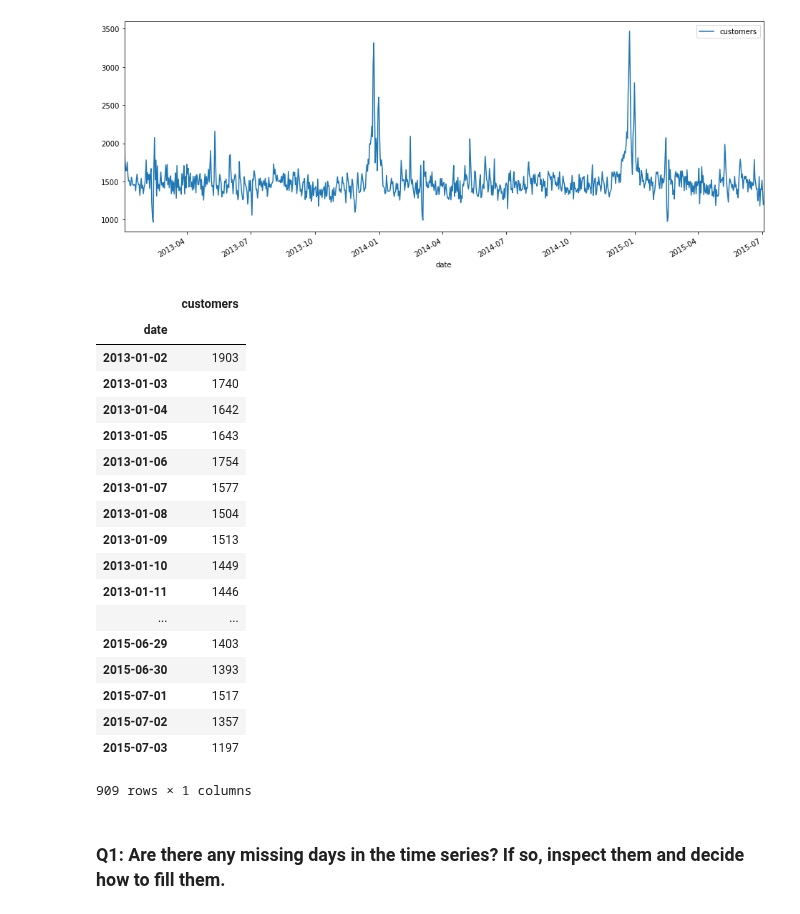
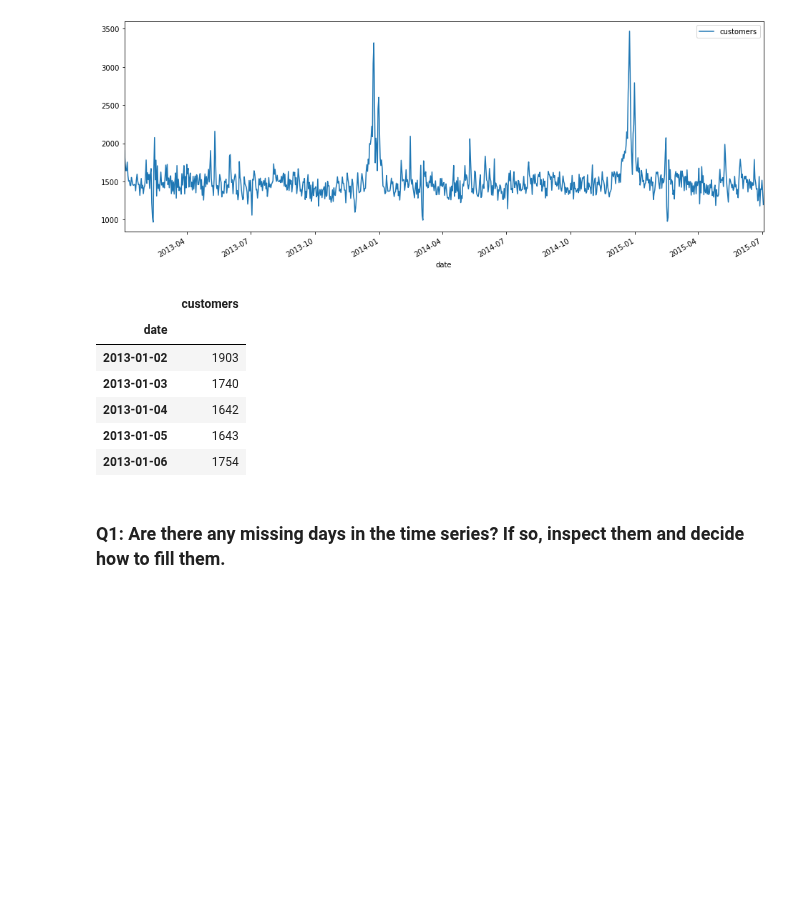
Before and after one commit to MafaldaPaco/batch3-workspace, a Jupyter notebook: S03 - Time Series/BLU06 - Machine Learning for Time Series/Exercise notebook.ipynb, the cells around one changed output. Saved outputs shown, nothing was run; the diff lists cells and outputs as text; code cells hidden in the pictures; blank space fills up the shorter version.

```diff
--- a/S03 - Time Series/BLU06 - Machine Learning for Time Series/Exercise notebook.ipynb
+++ b/S03 - Time Series/BLU06 - Machine Learning for Time Series/Exercise notebook.ipynb
@@ -194,27 +194,15 @@ store.plot(figsize=(16, 6));
 # %% [output]
 [figure]
 # %%
-store
+store.head()
 # %% [output]
 |  | customers |
 | date |  |
 | 2013-01-02 | 1903 |
 | 2013-01-03 | 1740 |
 | 2013-01-04 | 1642 |
 | 2013-01-05 | 1643 |
 | 2013-01-06 | 1754 |
-| 2013-01-07 | 1577 |
-| 2013-01-08 | 1504 |
-| 2013-01-09 | 1513 |
-| 2013-01-10 | 1449 |
-| 2013-01-11 | 1446 |
-| ... | ... |
-| 2015-06-29 | 1403 |
-| 2015-06-30 | 1393 |
-| 2015-07-01 | 1517 |
-| 2015-07-02 | 1357 |
-| 2015-07-03 | 1197 |
-909 rows × 1 columns
 # %% [markdown]
 ### Q1: Are there any missing days in the time series? If so, inspect them and decide how to fill them.
 # %%
```
Also changed, not shown: parts of 3 cells of this notebook, 1 other file.
